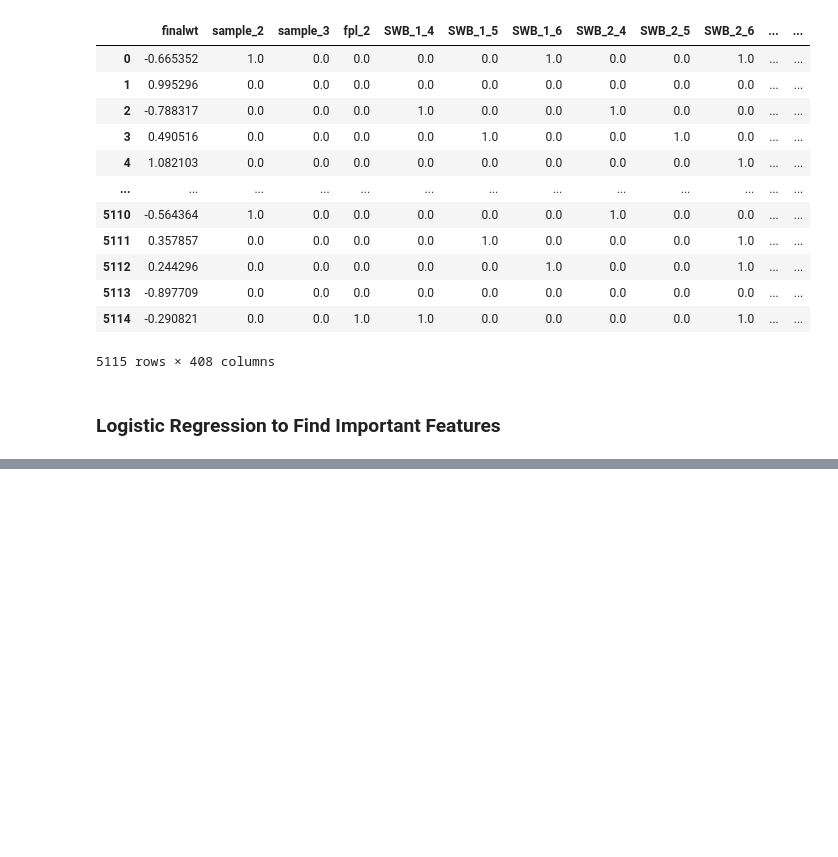
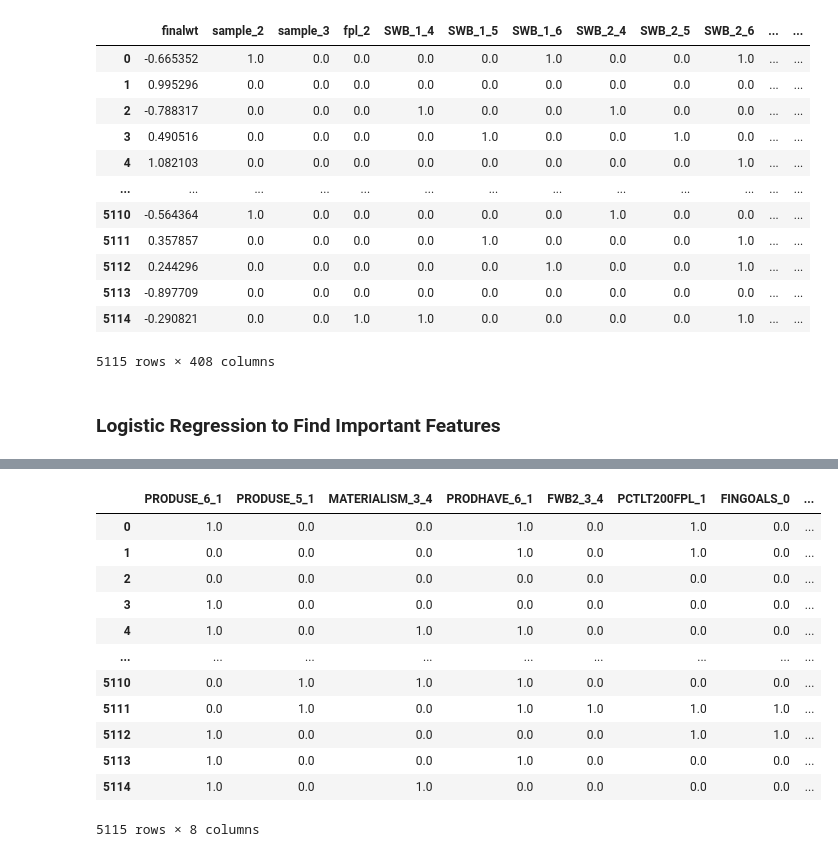
Before and after one commit to itsGarrin/prepaid-card-marketing, a Jupyter notebook: notebook/prepaid-card-marketing.ipynb, the cells around one changed output, grey strips where cells are left out. Cells and saved outputs as stored; diff of their text form; code cells hidden in the pictures; blank space fills up the shorter version.

Commit message:
added top feature dataframe for model training

```diff
--- a/notebook/prepaid-card-marketing.ipynb
+++ b/notebook/prepaid-card-marketing.ipynb
@@ -285,0 +285,20 @@ plt.show()
+# %%
+# take the top coefficients and create a new dataframe
+top_features = top_coefs_with_signs.index
+X_train_top_features = X_train_scaled[top_features]
+X_test_top_features = X_test_scaled[top_features]
+X_train_top_features
+# %% [output]
+|  | PRODUSE_6_1 | PRODUSE_5_1 | MATERIALISM_3_4 | PRODHAVE_6_1 | FWB2_3_4 | PCTLT200FPL_1 | FINGOALS_0 | ... |
+| 0 | 1.0 | 0.0 | 0.0 | 1.0 | 0.0 | 1.0 | 0.0 | ... |
+| 1 | 0.0 | 0.0 | 0.0 | 1.0 | 0.0 | 1.0 | 0.0 | ... |
+| 2 | 0.0 | 0.0 | 0.0 | 0.0 | 0.0 | 0.0 | 0.0 | ... |
+| 3 | 1.0 | 0.0 | 0.0 | 0.0 | 0.0 | 0.0 | 0.0 | ... |
+| 4 | 1.0 | 0.0 | 1.0 | 1.0 | 0.0 | 0.0 | 0.0 | ... |
+| ... | ... | ... | ... | ... | ... | ... | ... | ... |
+| 5110 | 0.0 | 1.0 | 1.0 | 1.0 | 0.0 | 0.0 | 0.0 | ... |
+| 5111 | 0.0 | 1.0 | 0.0 | 1.0 | 1.0 | 1.0 | 1.0 | ... |
+| 5112 | 1.0 | 0.0 | 0.0 | 0.0 | 0.0 | 1.0 | 1.0 | ... |
+| 5113 | 1.0 | 0.0 | 0.0 | 1.0 | 0.0 | 0.0 | 0.0 | ... |
+| 5114 | 1.0 | 0.0 | 1.0 | 0.0 | 0.0 | 0.0 | 0.0 | ... |
+5115 rows × 8 columns
```
Also changed, not shown: parts of 4 cells of this notebook.
